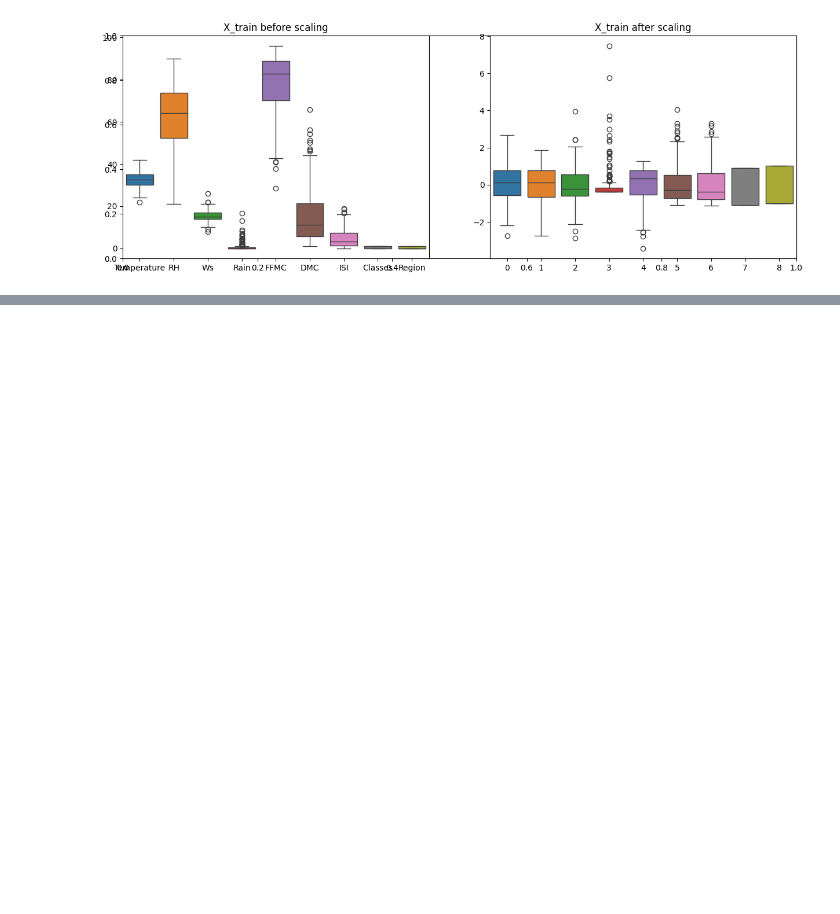
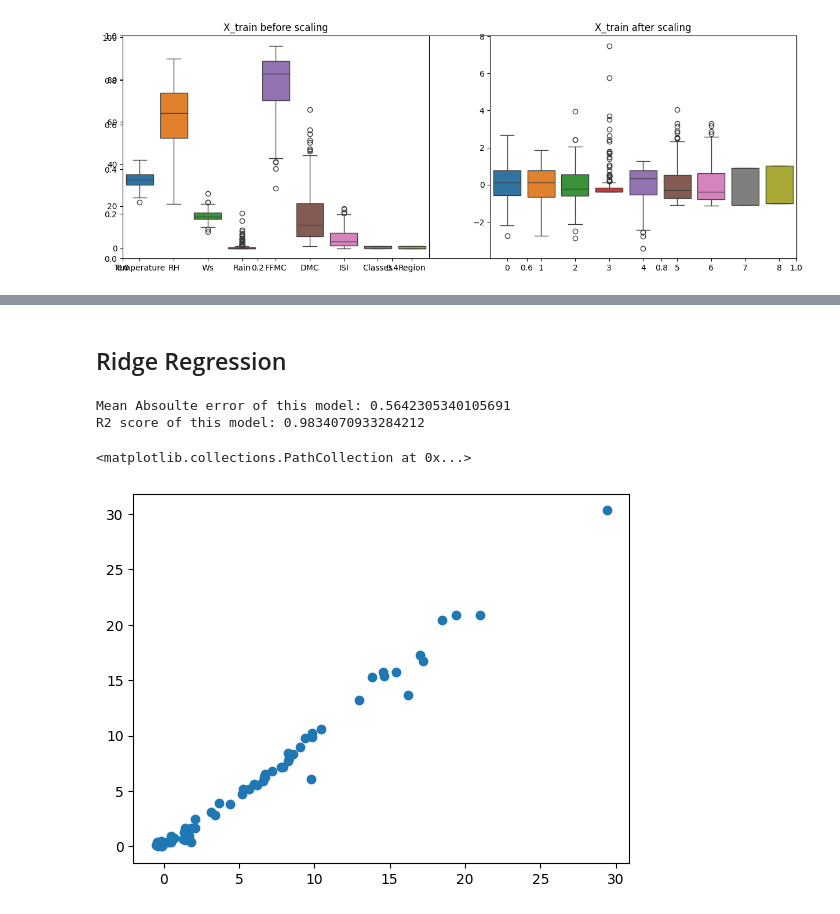
Before and after one commit to jawadchy2150/Data-Science-Course-Udemy-, a Jupyter notebook: 28-Ridge, Lasso & ElasticNet/Model Training.ipynb, the cells around one changed output, grey strips where cells are left out. Cells and saved outputs as stored; diff of their text form; code cells hidden in the pictures; blank space fills up the shorter version.

```diff
--- a/28-Ridge, Lasso & ElasticNet/Model Training.ipynb
+++ b/28-Ridge, Lasso & ElasticNet/Model Training.ipynb
@@ -145,0 +190,23 @@ Text(0.5, 1.0, 'X_train after scaling')
+# %% [markdown]
+## Ridge Regression
+# %%
+from sklearn.linear_model import Ridge
+from sklearn.metrics import mean_absolute_error
+from sklearn.metrics import r2_score
+
+ridgeRegression = Ridge()
+ridgeRegression.fit(X_train_scaled, y_train)
+y_predict = ridgeRegression.predict(X_test_scaled)
+
+mae = mean_absolute_error(y_predict, y_test)
+score = r2_score(y_predict, y_test)
+
+print("Mean Absoulte error of this model:", mae)
+print("R2 score of this model:", score)
+
+plt.scatter(y_predict, y_test)
+# %% [output]
+Mean Absoulte error of this model: 0.5642305340105691
+R2 score of this model: 0.9834070933284212
+<matplotlib.collections.PathCollection at 0x...>
+[figure, added]
```
Also changed, not shown: parts of 7 cells of this notebook.
